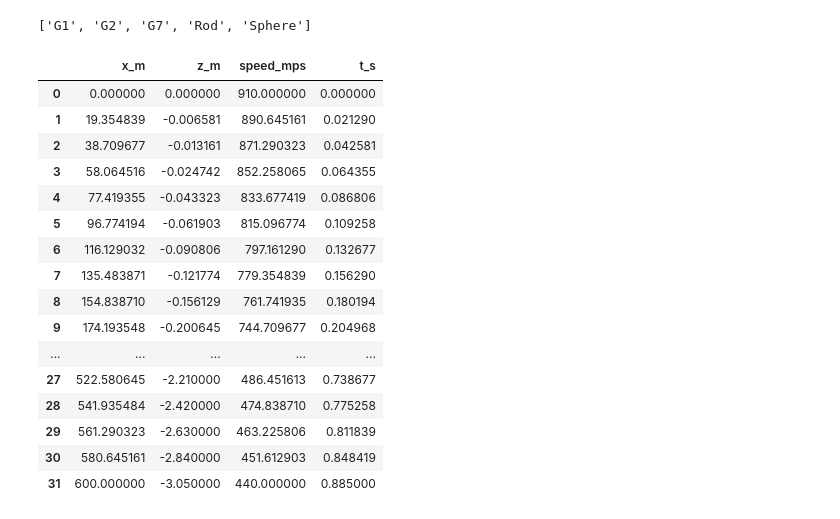
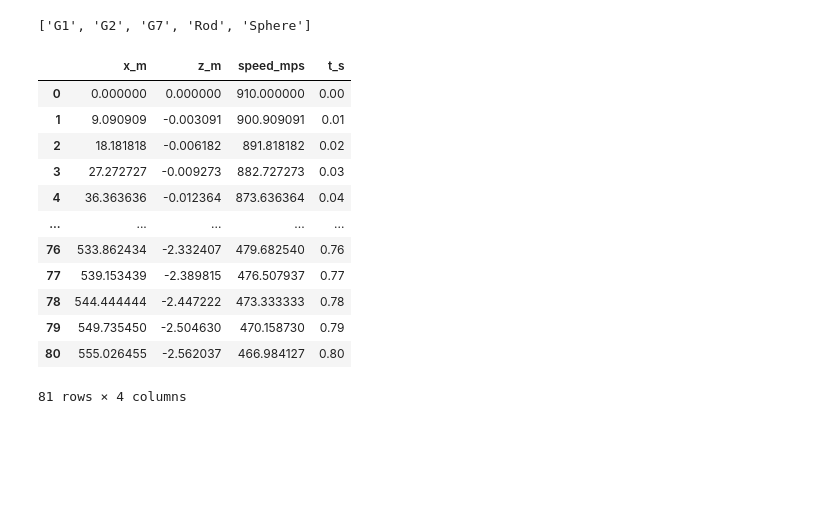
Before and after one commit to indigobx/yip-ballistics-v2, a Jupyter notebook: ballistics.ipynb, the cells around one changed output. Drawn from its saved outputs; the diff is of its cells as text; code cells hidden in the pictures; blank space fills up the shorter version.

```diff
--- a/ballistics.ipynb
+++ b/ballistics.ipynb
@@ -153,28 +161,25 @@ res = solve_scenario_external_ballistics_only(
 # %%
 sample = interpolate_trajectory(
   data_file='sample/m855_62gr.csv',
-  sample_by='distance',
-  sample_number=32
+  sample_by='time',
+  sample_number=80+1,
+  stop=0.8
 )
 sample
 # %% [output]
 |  | x_m | z_m | speed_mps | t_s |
-| 0 | 0.000000 | 0.000000 | 910.000000 | 0.000000 |
-| 1 | 19.354839 | -0.006581 | 890.645161 | 0.021290 |
-| 2 | 38.709677 | -0.013161 | 871.290323 | 0.042581 |
-| 3 | 58.064516 | -0.024742 | 852.258065 | 0.064355 |
-| 4 | 77.419355 | -0.043323 | 833.677419 | 0.086806 |
-| 5 | 96.774194 | -0.061903 | 815.096774 | 0.109258 |
-| 6 | 116.129032 | -0.090806 | 797.161290 | 0.132677 |
-| 7 | 135.483871 | -0.121774 | 779.354839 | 0.156290 |
-| 8 | 154.838710 | -0.156129 | 761.741935 | 0.180194 |
-| 9 | 174.193548 | -0.200645 | 744.709677 | 0.204968 |
+| 0 | 0.000000 | 0.000000 | 910.000000 | 0.00 |
+| 1 | 9.090909 | -0.003091 | 900.909091 | 0.01 |
+| 2 | 18.181818 | -0.006182 | 891.818182 | 0.02 |
+| 3 | 27.272727 | -0.009273 | 882.727273 | 0.03 |
+| 4 | 36.363636 | -0.012364 | 873.636364 | 0.04 |
 | ... | ... | ... | ... | ... |
-| 27 | 522.580645 | -2.210000 | 486.451613 | 0.738677 |
-| 28 | 541.935484 | -2.420000 | 474.838710 | 0.775258 |
-| 29 | 561.290323 | -2.630000 | 463.225806 | 0.811839 |
-| 30 | 580.645161 | -2.840000 | 451.612903 | 0.848419 |
-| 31 | 600.000000 | -3.050000 | 440.000000 | 0.885000 |
+| 76 | 533.862434 | -2.332407 | 479.682540 | 0.76 |
+| 77 | 539.153439 | -2.389815 | 476.507937 | 0.77 |
+| 78 | 544.444444 | -2.447222 | 473.333333 | 0.78 |
+| 79 | 549.735450 | -2.504630 | 470.158730 | 0.79 |
+| 80 | 555.026455 | -2.562037 | 466.984127 | 0.80 |
+81 rows × 4 columns
 # %%
 display(f"Stop reason: {res.meta.stop_reason}")
 res.trajectory
```
Also changed, not shown: parts of 7 cells of this notebook, 2 other files.
